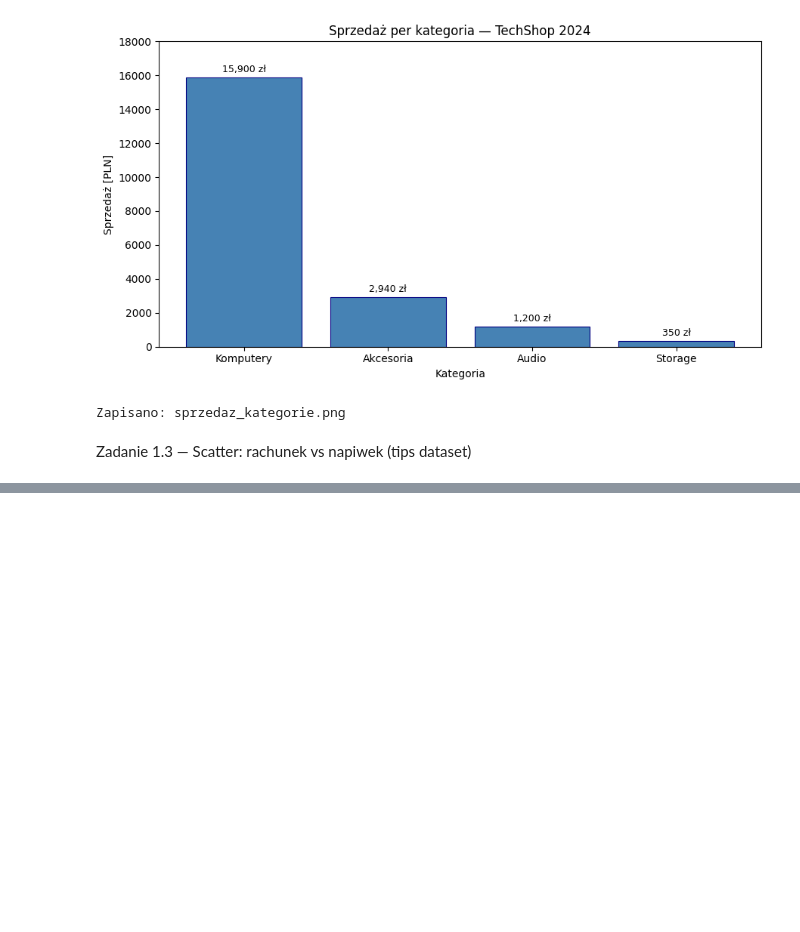
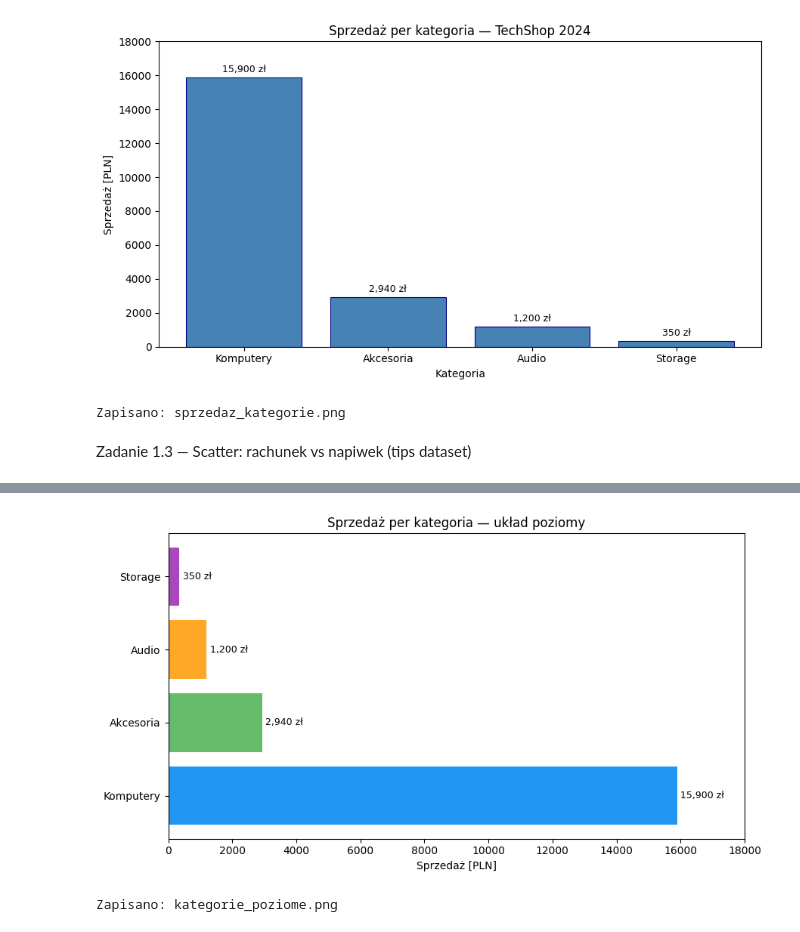
Before and after one commit to AlexaDRS/python2-lab, a Jupyter notebook: lab09/lab09_matplotlib.ipynb, the cells around one changed output, grey strips where cells are left out. Cells and saved outputs as stored; diff of their text form; code cells hidden in the pictures; blank space fills up the shorter version.

```diff
--- a/lab09/lab09_matplotlib.ipynb
+++ b/lab09/lab09_matplotlib.ipynb
@@ -100,0 +139,23 @@ print("Zapisano: scatter_tips.png")
+# %%
+kolory_kat = ['#2196F3', '#66BB6A', '#FFA726', '#AB47BC']
+fig, ax = plt.subplots(figsize=(9, 5))
+# barh = horizontal bar
+ax.barh(kategorie, # kategorie
+sprzedaz_kat, # sprzedaz_kat
+color=kolory_kat)
+# Etykiety wartości przy słupkach
+for i, (kat, wartosc) in enumerate(zip(kategorie, sprzedaz_kat)):
+    ax.text(wartosc + 100, i,
+        f'{wartosc:,.0f} zł',
+        va='center', fontsize=9)
+ax.set_title('Sprzedaż per kategoria — układ poziomy')
+ax.set_xlabel('Sprzedaż [PLN]')
+ax.set_xlim(0, 18000)
+plt.tight_layout()
+plt.savefig('kategorie_poziome.png', dpi=100)
+plt.show()
+plt.close()
+print("Zapisano: kategorie_poziome.png")
+# %% [output]
+[figure, added]
+Zapisano: kategorie_poziome.png
```
Also changed, not shown: parts of 17 cells of this notebook, 2 other files.
